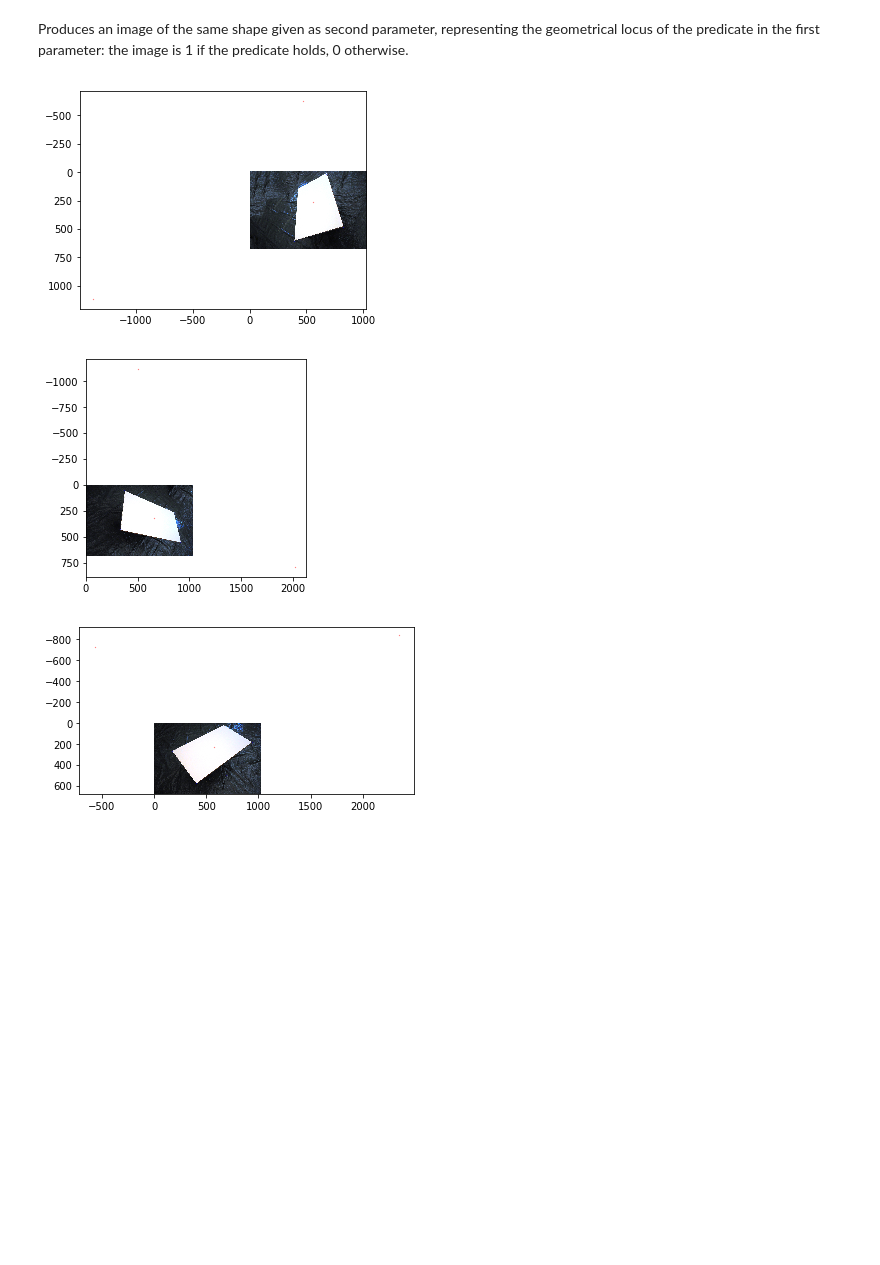
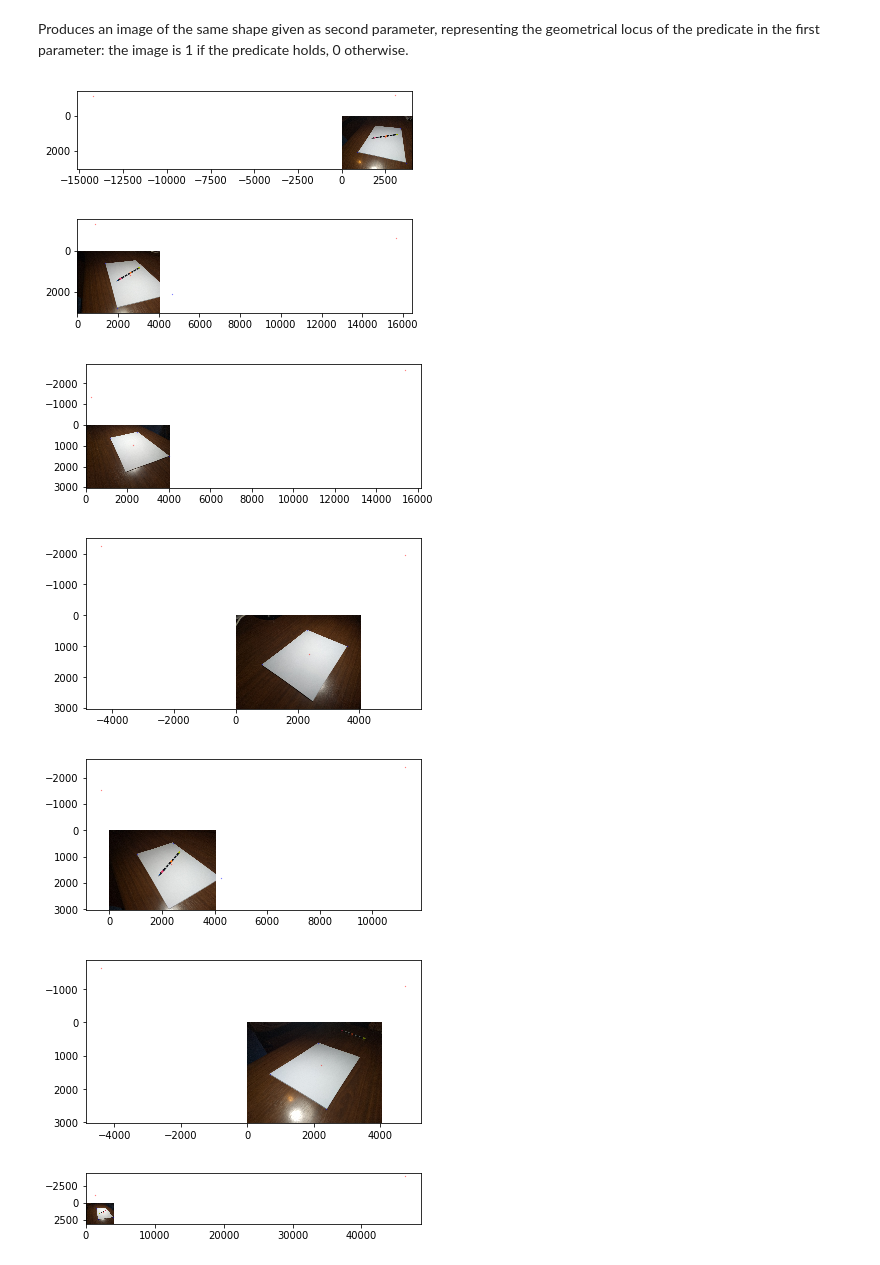
Before and after one commit to arnabdeypolimi/IACV, a Jupyter notebook: Vanishing_point_detection.ipynb, the cells around one changed output. Drawn from its saved outputs; the diff is of its cells as text; code cells hidden in the pictures; blank space fills up the shorter version.

```diff
--- a/Vanishing_point_detection.ipynb
+++ b/Vanishing_point_detection.ipynb
@@ -95,22 +95,28 @@ def vps_corners_and_center_from_tablemask(tablemask, cannysigma=0.1):
 
     return vpx, vpy, A, B, C, center
 # %%
-with open("pics/outs.csv", "w") as ofile:
-    for i in range(1, 4):
-        pic = plt.imread(f"pics/{i}.jpg")
+import os
+with open("rendered_markers/detected/outs.csv", "w") as ofile:
+    pics = os.listdir("rendered_markers/Markers/")
+    for picname in pics:
+        pic = plt.imread(f"rendered_markers/Markers/{picname}")
         tablemask = find_table(pic, closure=16, cannysigma=1)
         vpx, vpy, A, B, C, center = vps_corners_and_center_from_tablemask(tablemask, cannysigma=0.1)
-        line = ",".join(map(str, [*vpx, *vpy, *A, *B, *C, *center]))
+        line = ",".join(map(str, [*vpx, *vpy, *A, *B, *C, *center, picname]))
         ofile.write(line+"\n")
 
-        plt.figure(f"Image {i}")
+        plt.figure(picname)
         plt.imshow(pic)
         reds = [vpx, vpy, center]
         blues = [A, B, C]
         plt.plot([r[0] for r in reds], [r[1] for r in reds], 'ro',markersize=0.2)
         plt.plot([b[0] for b in blues], [b[1] for b in blues], 'bo',markersize=0.2)
-        plt.savefig(f"Image 0{i}", dpi=600)
+        plt.savefig(f"rendered_markers/detected/{picname}", dpi=600)
 # %% [output]
-[figure, old version]
+[figure, new version]
-[figure, old version]
+[figure, new version]
-[figure, old version]
+[figure, new version]
+[figure, added]
+[figure, added]
+[figure, added]
+[figure, added]
```
Also changed, not shown: parts of 1 cell of this notebook, 55 other files.
